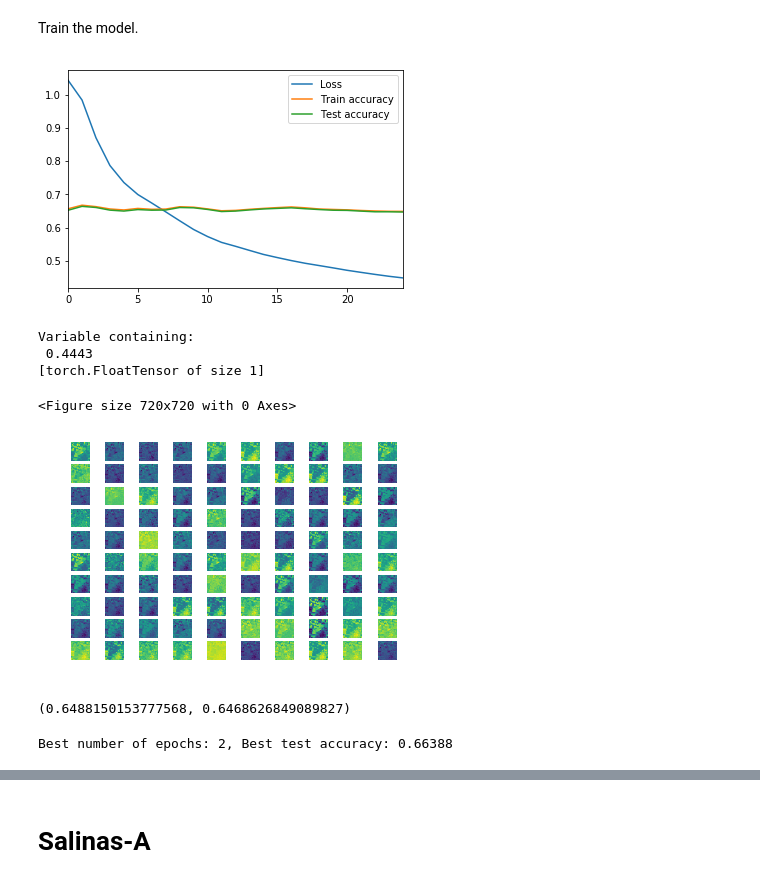
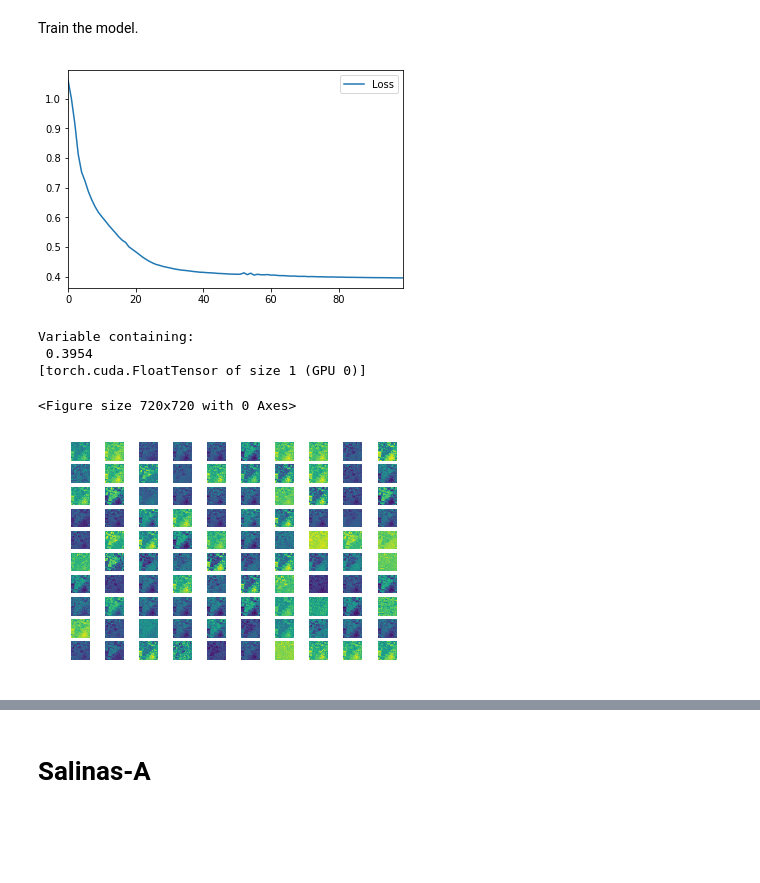
Before and after one commit to adilyas/internship_mllab, a Jupyter notebook: test_proj/autoencoder_to_dim_reduce.ipynb, the cells around one changed output, grey strips where cells are left out. Drawn from its saved outputs; the diff is of its cells as text; code cells hidden in the pictures; blank space fills up the shorter version.

Commit message:
added svm, ann, knn, classifiers, deeper ae, 100 epochs

```diff
--- a/test_proj/autoencoder_to_dim_reduce.ipynb
+++ b/test_proj/autoencoder_to_dim_reduce.ipynb
@@ -87,3 +90,7 @@ X, y = load_data('data/Indian_pines_corrected.mat', 'data/Indian_pines_gt.mat',
 16 93
 # %% [markdown]
 Define encoder and decoder.
+# %%
+use_cuda = False
+if (cuda.is_available()):
+    use_cuda = True
@@ -134,8 +256,12 @@ def init_autoencoder(X, in_channels=200, lr=0.001, reg=0):
                         nn.BatchNorm2d(num_features=100),
                         nn.Conv2d(in_channels=100, out_channels=50, kernel_size=3, padding=1),
                         nn.ReLU(),
-                        nn.BatchNorm2d(num_features=50))
-    decoder = nn.Sequential(nn.ConvTranspose2d(in_channels=50, out_channels=100, kernel_size=3, padding=1),
+                        nn.BatchNorm2d(num_features=50),
+                        nn.Conv2d(in_channels=50, out_channels=25, kernel_size=1),
+                        nn.BatchNorm2d(num_features=25))
+    decoder = nn.Sequential(nn.ConvTranspose2d(in_channels=25, out_channels=50, kernel_size=1),
+                            nn.BatchNorm2d(num_features=50),
+                            nn.ConvTranspose2d(in_channels=50, out_channels=100, kernel_size=3, padding=1),
                             nn.ReLU(),
                             nn.BatchNorm2d(num_features=100),
                             nn.ConvTranspose2d(in_channels=100, out_channels=in_channels, kernel_size=5, padding=2),
@@ -145,6 +271,10 @@ def init_autoencoder(X, in_channels=200, lr=0.001, reg=0):
     loss_function = nn.MSELoss()
     optimizer = optim.Adam(list(encoder.parameters()) + list(decoder.parameters()), lr=0.001, weight_decay=reg)
     img = Variable(torch.FloatTensor(X.copy()))
+    if (use_cuda):
+        encoder = encoder.cuda()
+        decoder = decoder.cuda()
+        img = img.cuda()
     return (encoder, decoder, optimizer, loss_function), img
 # %%
 def train_autoencoder(model, img, y, epochs=5):
@@ -176,18 +306,15 @@ def train_autoencoder(model, img, y, epochs=5):
         encoder_out = encoder(img) # get encoded image
         decoder_out = decoder(encoder_out) # and then decode it
         loss = loss_function(decoder_out, img) # calculate the loss value
-        losses.append(loss.data.numpy().copy()[0])
+        if (use_cuda):
+            losses.append(loss.data.cpu().numpy().copy()[0])
+        else:
+            losses.append(loss.data.numpy().copy()[0])
         loss.backward() # and compute gradients
         optimizer.step() # make optimization step
 
-        acc_train, acc_test = get_classification_performance(encoder, img, y)
-        performance_train.append(acc_train)
-        performance_test.append(acc_test)
-
         clear_output()
         plt.plot(losses, label="Loss")
-        plt.plot(performance_train, label="Train accuracy")
-        plt.plot(performance_test, label="Test accuracy")
         plt.xlim([0, epochs - 1])
         plt.legend()
         plt.show()
@@ -195,7 +322,7 @@ def train_autoencoder(model, img, y, epochs=5):
     encoder_out = encoder(img)
     decoder_out = decoder(encoder_out)
     loss = loss_function(decoder_out, img)
-    return loss, losses, performance_train, performance_test
+    return loss, losses#, performance_train, performance_test
 
 def plt_map(act_map):
     """Plots given activation map of the convolution layer.
@@ -206,6 +333,8 @@ def plt_map(act_map):
         Activation map which will be plotted
     """
     N = act_map.data.shape[0]
+    if (use_cuda):
+        act_map = act_map.cpu()
 
     plt.figure(figsize=(10, 10))
     _, axes = plt.subplots(N // 10 + int(N % 10), 10)
@@ -213,7 +342,6 @@ def plt_map(act_map):
         ax.axis('off')
     for i, filter_ in enumerate(act_map.data.numpy()):
         axes[i // 10, i % 10].imshow(filter_);
-#     plt.show();
 
 def get_and_plot_act_map(encoder, img):
     """Extracts layer and it's activation map passed one image.
@@ -236,23 +364,13 @@ def get_and_plot_act_map(encoder, img):
 Train the model.
 # %%
 model, img = init_autoencoder(X)
-reconstruction_error, losses, performance_train, performance_test = train_autoencoder(model, img, y, 25)
+reconstruction_error, losses = train_autoencoder(model, img, y, 100)
 activations = get_and_plot_act_map(model[0], img) # save activations of the first convolutional layer
 print(reconstruction_error)
 # %% [output]
-[figure, old version]
+[figure, new version]
 Variable containing:
- 0.4443
-[torch.FloatTensor of size 1]
+ 0.3954
+[torch.cuda.FloatTensor of size 1 (GPU 0)]
 <Figure size 720x720 with 0 Axes>
-[figure, old version]
+[figure, new version]
-# %%
-error = get_classification_performance(model[0], img, y)
-print(error)
-# %% [output]
-(0.6488150153777568, 0.6468626849089827)
-# %%
-print("Best number of epochs: %d, Best test accuracy: %.5f" % (np.argmax(performance_test) + 1,
-                                                               np.amax(performance_test)))
-# %% [output]
-Best number of epochs: 2, Best test accuracy: 0.66388
```
Also changed, not shown: parts of 9 cells of this notebook.
